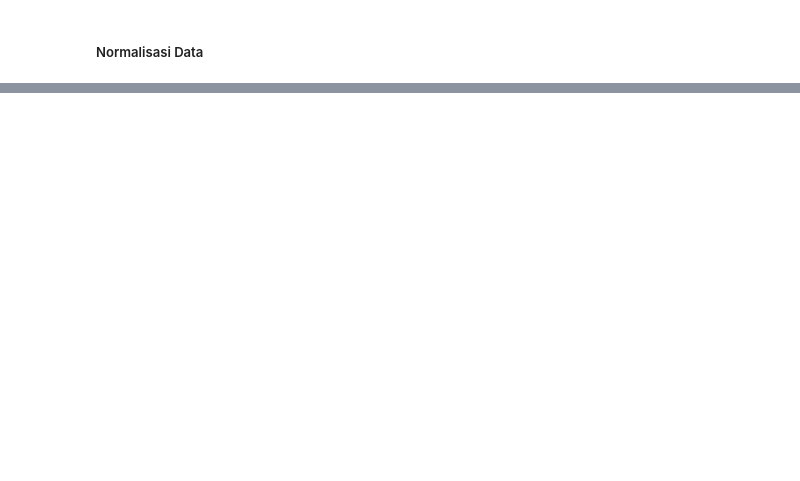
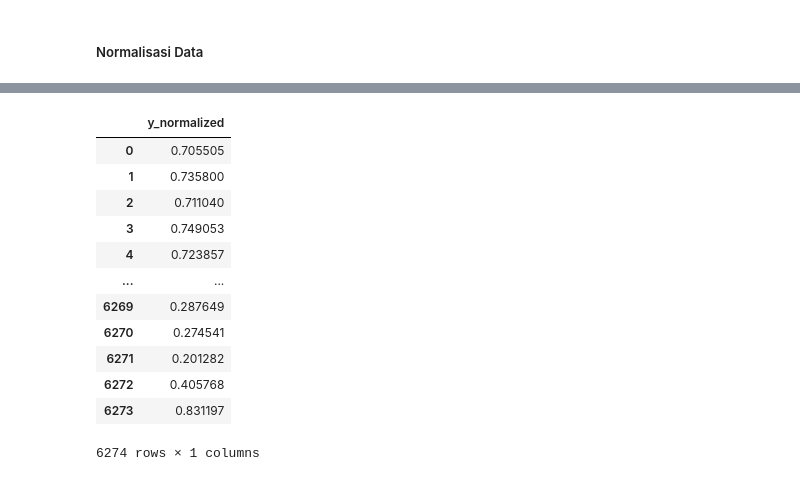
Before and after one commit to dikkawipraa22/Project-Metode-Kecerdasan-Buatan-Lanjut, a Jupyter notebook: preprocessing.ipynb, the cells around one changed output, grey strips where cells are left out. Cells and saved outputs as stored; diff of their text form; code cells hidden in the pictures; blank space fills up the shorter version.

```diff
--- a/preprocessing.ipynb
+++ b/preprocessing.ipynb
@@ -183,0 +203,3 @@ plt.show()
+# %%
+y = data['indeks_pembangunan_manusia']
+y
@@ -230,0 +256,16 @@ df_data_normalized.describe()
+# %%
+df_y_normalized
+# %% [output]
+|  | y_normalized |
+| 0 | 0.705505 |
+| 1 | 0.735800 |
+| 2 | 0.711040 |
+| 3 | 0.749053 |
+| 4 | 0.723857 |
+| ... | ... |
+| 6269 | 0.287649 |
+| 6270 | 0.274541 |
+| 6271 | 0.201282 |
+| 6272 | 0.405768 |
+| 6273 | 0.831197 |
+6274 rows × 1 columns
```
Also changed, not shown: parts of 12 cells of this notebook.
